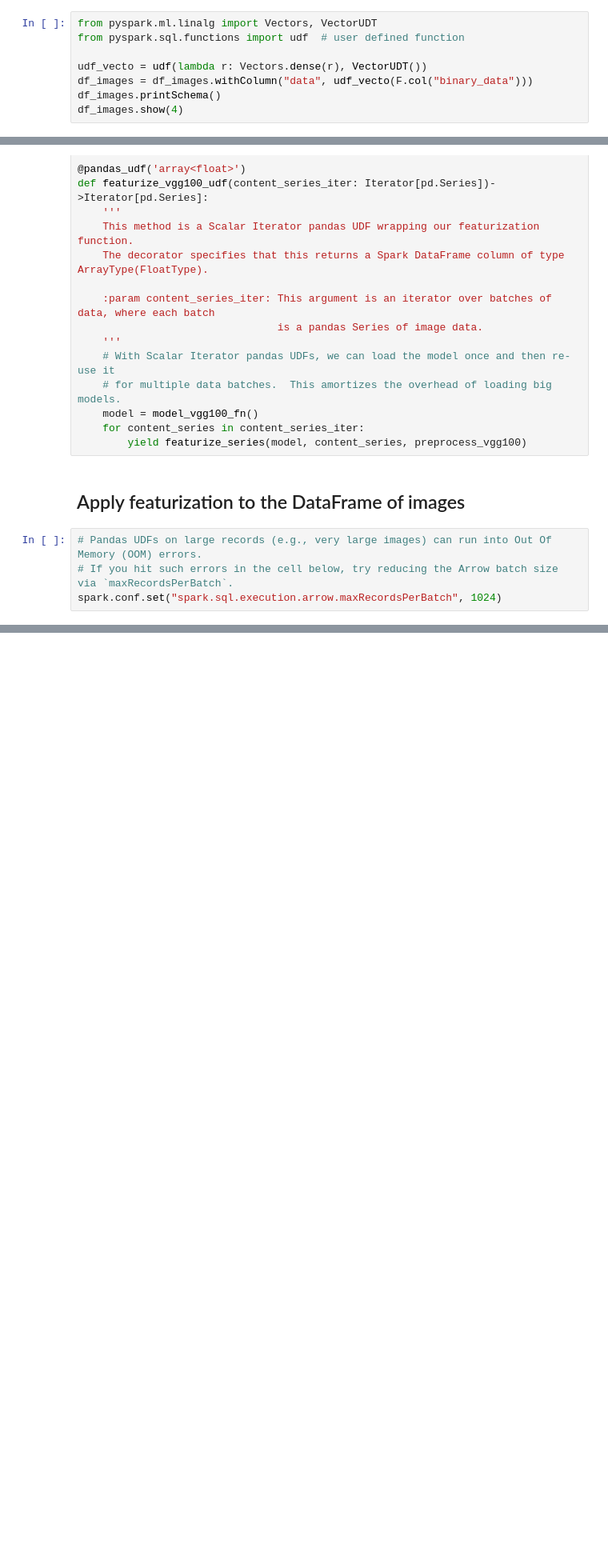
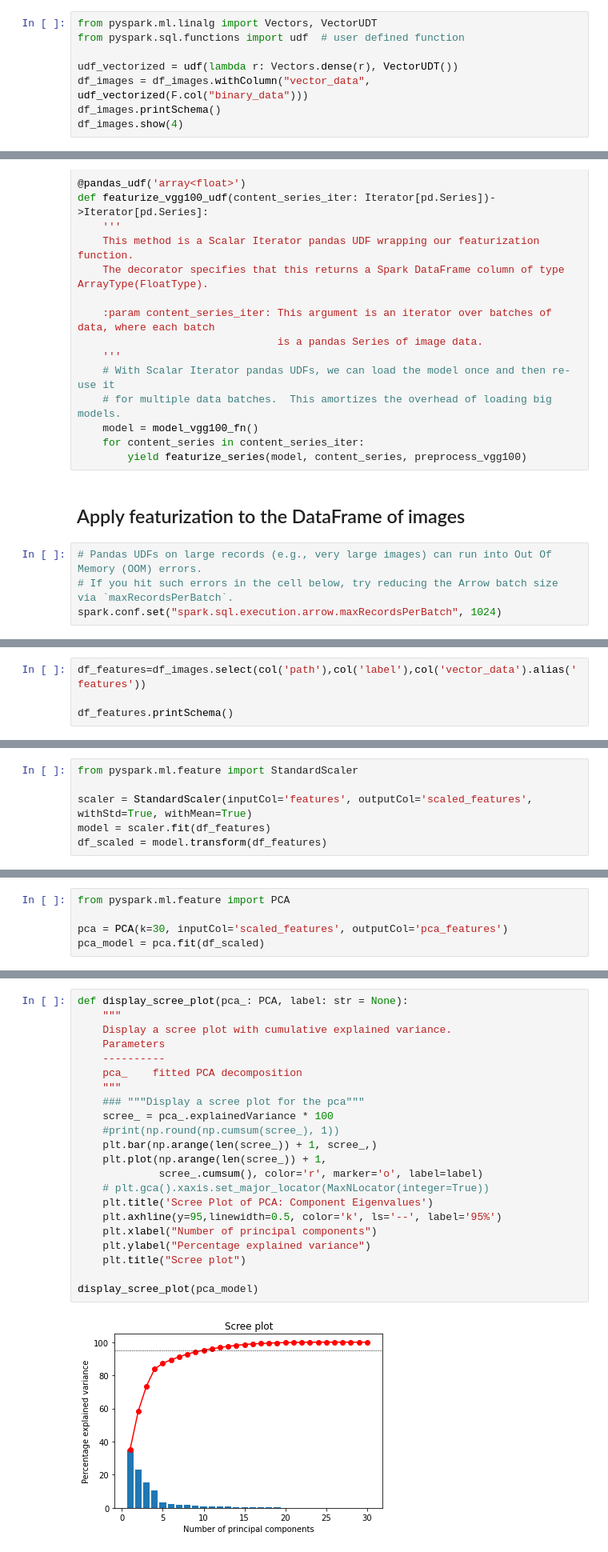
Before and after one commit to mrcreasey/oc-ds-p8-pyspark-deploy, a Jupyter notebook: pyspark_sur_sagemaker.ipynb, the cells around one changed output, grey strips where cells are left out. Shown at 80% size. Saved outputs shown, nothing was run; the diff lists cells and outputs as text; blank space fills up the shorter version.

```diff
--- a/pyspark_sur_sagemaker.ipynb
+++ b/pyspark_sur_sagemaker.ipynb
@@ -496,8 +501,8 @@ only showing top 4 rows
 from pyspark.ml.linalg import Vectors, VectorUDT
 from pyspark.sql.functions import udf  # user defined function
 
-udf_vecto = udf(lambda r: Vectors.dense(r), VectorUDT())
-df_images = df_images.withColumn("data", udf_vecto(F.col("binary_data")))
+udf_vectorized = udf(lambda r: Vectors.dense(r), VectorUDT())
+df_images = df_images.withColumn("vector_data", udf_vectorized(F.col("binary_data")))
 df_images.printSchema()
 df_images.show(4)
 # %% [output]
@@ -662,0 +676,4 @@ As this sagemaker notebook instance is `unable to load native-hadoop library for
+# %%
+df_features=df_images.select(col('path'),col('label'),col('vector_data').alias('features'))
+
+df_features.printSchema()
@@ -662,0 +690,6 @@ As this sagemaker notebook instance is `unable to load native-hadoop library for
+# %%
+from pyspark.ml.feature import StandardScaler
+
+scaler = StandardScaler(inputCol='features', outputCol='scaled_features', withStd=True, withMean=True)
+model = scaler.fit(df_features)
+df_scaled = model.transform(df_features)
@@ -662,0 +710,5 @@ As this sagemaker notebook instance is `unable to load native-hadoop library for
+# %%
+from pyspark.ml.feature import PCA
+
+pca = PCA(k=30, inputCol='scaled_features', outputCol='pca_features')
+pca_model = pca.fit(df_scaled)
@@ -662,0 +720,24 @@ As this sagemaker notebook instance is `unable to load native-hadoop library for
+# %%
+def display_scree_plot(pca_: PCA, label: str = None):
+    """
+    Display a scree plot with cumulative explained variance.
+    Parameters
+    ----------
+    pca_    fitted PCA decomposition
+    """
+    ### """Display a scree plot for the pca"""
+    scree_ = pca_.explainedVariance * 100
+    #print(np.round(np.cumsum(scree_), 1))
+    plt.bar(np.arange(len(scree_)) + 1, scree_,)
+    plt.plot(np.arange(len(scree_)) + 1,
+             scree_.cumsum(), color='r', marker='o', label=label)
+    # plt.gca().xaxis.set_major_locator(MaxNLocator(integer=True))
+    plt.title('Scree Plot of PCA: Component Eigenvalues')
+    plt.axhline(y=95,linewidth=0.5, color='k', ls='--', label='95%')
+    plt.xlabel("Number of principal components")
+    plt.ylabel("Percentage explained variance")
+    plt.title("Scree plot")
+
+display_scree_plot(pca_model)
+# %% [output]
+[figure, added]
```
Also changed, not shown: parts of 27 cells of this notebook.
